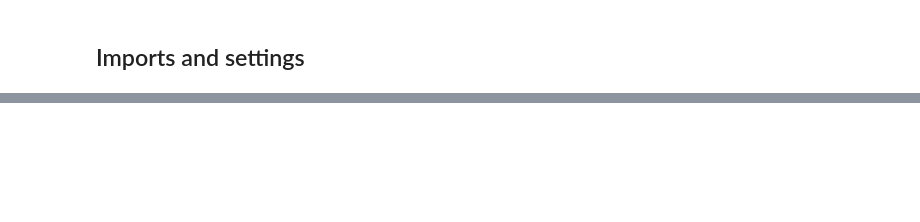
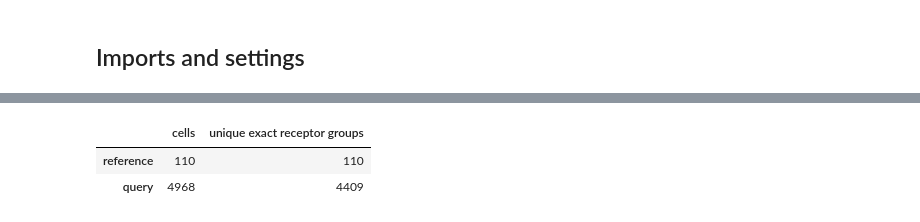
Before and after one commit to scverse/scirpy, a Jupyter notebook: docs/tutorials/tutorial_beam_t_query.ipynb, the cells around one changed output, grey strips where cells are left out. Saved outputs shown, nothing was run; the diff lists cells and outputs as text; code cells hidden in the pictures; blank space fills up the shorter version.

```diff
--- a/docs/tutorials/tutorial_beam_t_query.ipynb
+++ b/docs/tutorials/tutorial_beam_t_query.ipynb
@@ -724,0 +167,24 @@ display(score_group_table)
+# %%
+ir.pp.index_chains(mdata)
+ir.tl.chain_qc(mdata)
+ir.pp.ir_dist(mdata, sequence="aa", metric="identity", cutoff=0, key_added=EXACT_GROUP_DISTANCE_KEY)
+ir.tl.define_clonotype_clusters(
+    mdata,
+    sequence="aa",
+    metric="identity",
+    receptor_arms="all",
+    dual_ir="primary_only",
+    same_v_gene=False,
+    key_added="exact_receptor_group",
+    distance_key=EXACT_GROUP_DISTANCE_KEY,
+)
+
+mdata.mod["airr"].obs["barcode"] = mdata.mod["airr"].obs_names.astype(str)
+airr_obs = mdata.mod["airr"].obs.copy()
+airr_obs["query_suitable"] = airr_obs["receptor_subtype"].eq("TRA+TRB") & airr_obs["chain_pairing"].isin(FULL_PAIR_CATEGORIES)
+query_suitable = airr_obs.loc[airr_obs["query_suitable"]].copy()
+query_suitable["conservative_ebv_reference"] = query_suitable["EBV_score"].ge(BEAM_SCORE_THRESHOLD) & query_suitable["EBV_umi"].gt(0)
+
+display(pd.DataFrame({"cells": [mdata.mod["gex"].n_obs, mdata.mod["airr"].n_obs, query_suitable.shape[0]]}, index=["GEX", "AIRR", "query-suitable AIRR"]))
+display(query_suitable["chain_pairing"].value_counts().reindex(FULL_PAIR_CATEGORIES, fill_value=0).rename_axis("chain pairing").to_frame("cells"))
+display(pd.DataFrame({"cells": [query_suitable.shape[0], int(query_suitable["conservative_ebv_reference"].sum()), int((~query_suitable["conservative_ebv_reference"]).sum())]}, index=["query-suitable cells", "query-suitable EBV cells", "query-suitable remaining cells"]))
@@ -724,0 +212,16 @@ display(score_group_table)
+# %%
+reference_barcodes = (
+    query_suitable.loc[query_suitable["conservative_ebv_reference"]]
+    .sort_values(["exact_receptor_group", "barcode"])
+    .drop_duplicates("exact_receptor_group")
+    .index
+)
+query_barcodes = query_suitable.index.difference(reference_barcodes, sort=False)
+reference = mdata[reference_barcodes, :].copy()
+query = mdata[query_barcodes, :].copy()
+
+display(pd.DataFrame({"cells": [reference.n_obs, query.n_obs], "unique exact receptor groups": [reference.mod["airr"].obs["exact_receptor_group"].nunique(), query.mod["airr"].obs["exact_receptor_group"].nunique()]}, index=["reference", "query"]))
+# %% [output]
+|  | cells | unique exact receptor groups |
+| reference | 110 | 110 |
+| query | 4968 | 4409 |
```
Also changed, not shown: parts of 42 cells of this notebook.
